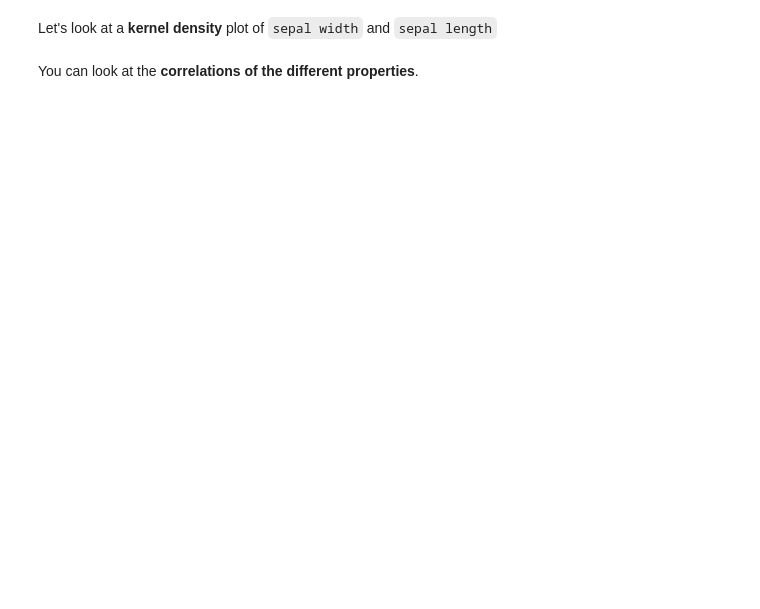
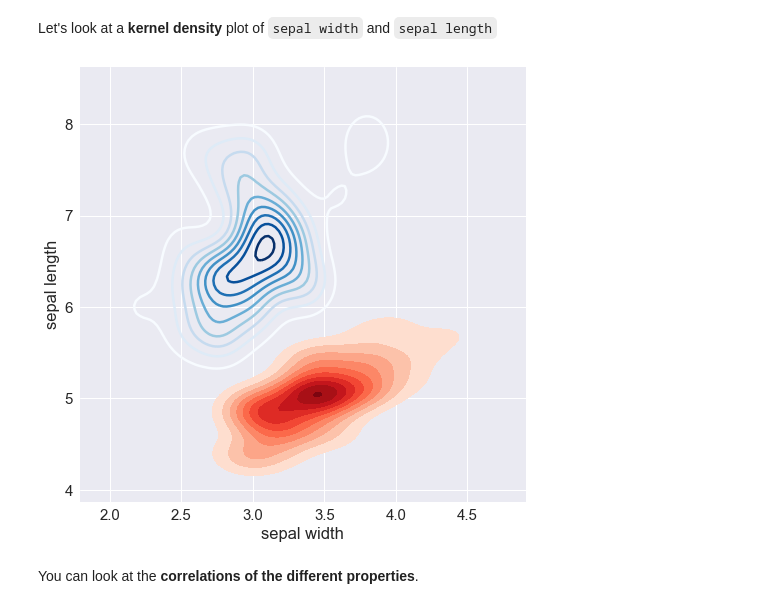
Before and after one commit to ajitDS/vidl_data_viz, a Jupyter notebook: iPython_Notebooks/2017_11/1.0-VC-Visualization_using-Seaborn_and_Matplotlib.ipynb, the cells around one changed output. Saved outputs shown, nothing was run; the diff lists cells and outputs as text; code cells hidden in the pictures; blank space fills up the shorter version.

```diff
--- a/iPython_Notebooks/2017_11/1.0-VC-Visualization_using-Seaborn_and_Matplotlib.ipynb
+++ b/iPython_Notebooks/2017_11/1.0-VC-Visualization_using-Seaborn_and_Matplotlib.ipynb
@@ -239,15 +309,17 @@ Let's look at a __kernel density__ plot of `sepal width` and `sepal length`
 # %%
 fig = plt.figure(figsize=(8,8))
 
 ## Determining our sample
 setosa    = iris.query("species == 'setosa'")
 virginica = iris.query("species == 'virginica'")
 versicolor = iris.query("species == 'versicolor'")
 
 ax = sns.kdeplot(setosa['sepal width'], setosa['sepal length'],
                  cmap="Reds", shade=True, shade_lowest=False)
 ax = sns.kdeplot(virginica['sepal width'], virginica['sepal length'],
-                 cmap="Blues", shade=True, shade_lowest=False)
+                 cmap="Blues", shade=False, shade_lowest=False)
+# %% [output]
+[figure, added]
 # %% [markdown]
 You can look at the __correlations of the different properties__.
 # %%
```
Also changed, not shown: parts of 30 cells of this notebook, 4 other files.
